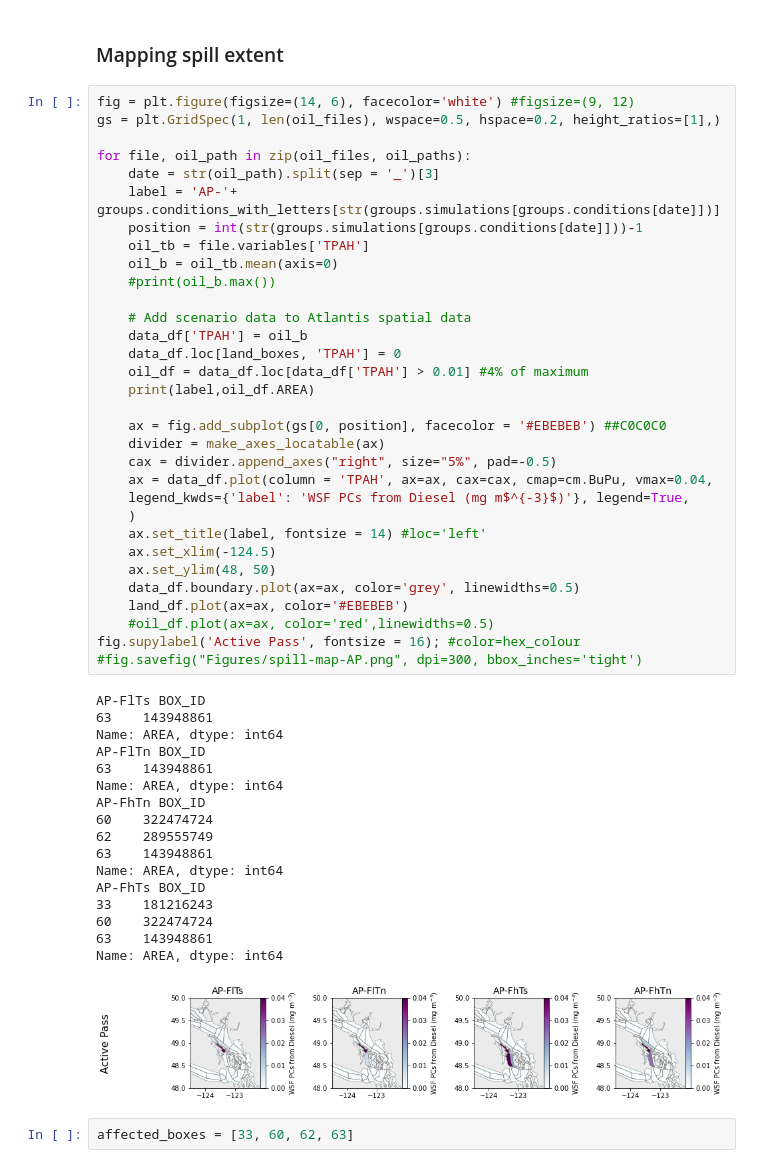
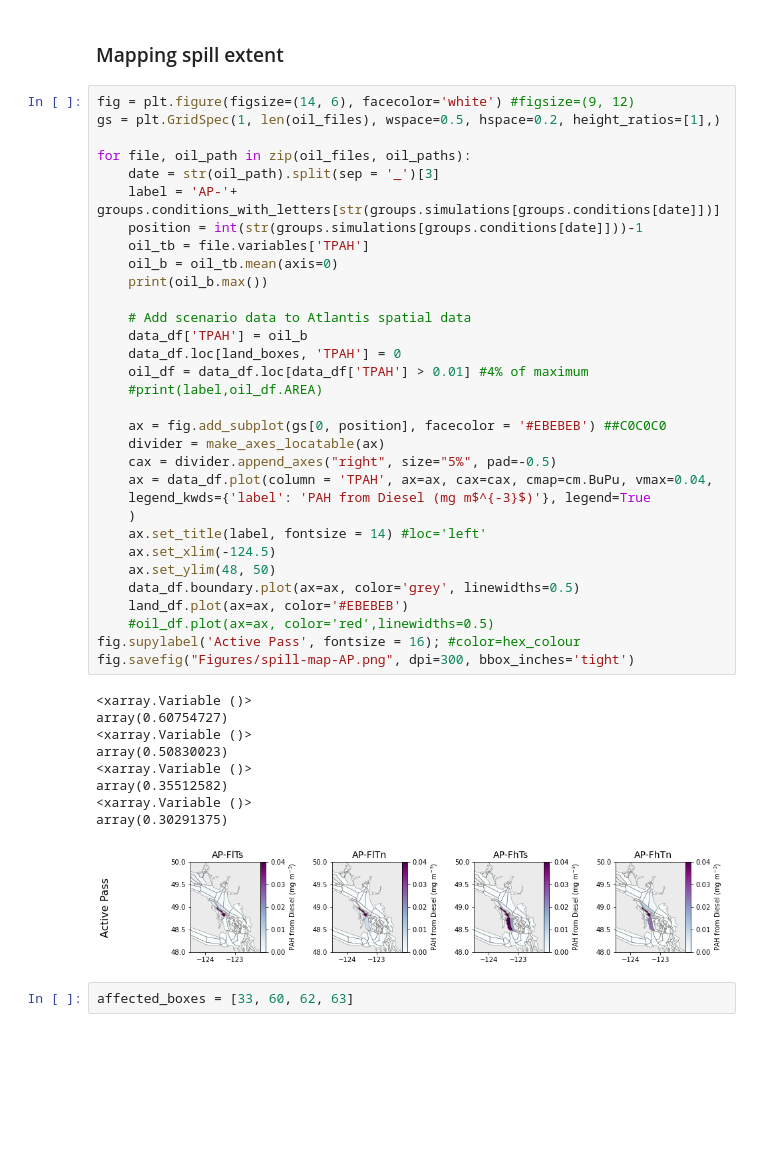
Before and after one commit to SS-Atlantis/Lovindeeretal-MPRI1paper, a Jupyter notebook: SSAM-output-4a-activepass-spill.ipynb, the cells around one changed output. Cells and saved outputs as stored; diff of their text form; blank space fills up the shorter version.

Commit message:
update figures for submission

```diff
--- a/SSAM-output-4a-activepass-spill.ipynb
+++ b/SSAM-output-4a-activepass-spill.ipynb
@@ -65,53 +65,45 @@ end = time.size-1
 # %%
 fig = plt.figure(figsize=(14, 6), facecolor='white') #figsize=(9, 12)
 gs = plt.GridSpec(1, len(oil_files), wspace=0.5, hspace=0.2, height_ratios=[1],)
 
 for file, oil_path in zip(oil_files, oil_paths):
     date = str(oil_path).split(sep = '_')[3]
     label = 'AP-'+ groups.conditions_with_letters[str(groups.simulations[groups.conditions[date]])]
     position = int(str(groups.simulations[groups.conditions[date]]))-1
     oil_tb = file.variables['TPAH']
     oil_b = oil_tb.mean(axis=0)
-    #print(oil_b.max())
+    print(oil_b.max())
 
     # Add scenario data to Atlantis spatial data
     data_df['TPAH'] = oil_b
     data_df.loc[land_boxes, 'TPAH'] = 0
     oil_df = data_df.loc[data_df['TPAH'] > 0.01] #4% of maximum
-    print(label,oil_df.AREA)
+    #print(label,oil_df.AREA)
 
     ax = fig.add_subplot(gs[0, position], facecolor = '#EBEBEB') ##C0C0C0
     divider = make_axes_locatable(ax)
     cax = divider.append_axes("right", size="5%", pad=-0.5)
     ax = data_df.plot(column = 'TPAH', ax=ax, cax=cax, cmap=cm.BuPu, vmax=0.04,
-    legend_kwds={'label': 'WSF PCs from Diesel (mg m$^{-3}$)'}, legend=True,
+    legend_kwds={'label': 'PAH from Diesel (mg m$^{-3}$)'}, legend=True
     )
     ax.set_title(label, fontsize = 14) #loc='left'
     ax.set_xlim(-124.5)
     ax.set_ylim(48, 50)
     data_df.boundary.plot(ax=ax, color='grey', linewidths=0.5)
     land_df.plot(ax=ax, color='#EBEBEB')
     #oil_df.plot(ax=ax, color='red',linewidths=0.5)
 fig.supylabel('Active Pass', fontsize = 16); #color=hex_colour
-#fig.savefig("Figures/spill-map-AP.png", dpi=300, bbox_inches='tight')
+fig.savefig("Figures/spill-map-AP.png", dpi=300, bbox_inches='tight')
 # %% [output]
-AP-FlTs BOX_ID
-63    143948861
-Name: AREA, dtype: int64
-AP-FlTn BOX_ID
-63    143948861
-Name: AREA, dtype: int64
-AP-FhTn BOX_ID
-60    322474724
-62    289555749
-63    143948861
-Name: AREA, dtype: int64
-AP-FhTs BOX_ID
-33    181216243
-60    322474724
-63    143948861
-Name: AREA, dtype: int64
+<xarray.Variable ()>
+array(0.60754727)
+<xarray.Variable ()>
+array(0.50830023)
+<xarray.Variable ()>
+array(0.35512582)
+<xarray.Variable ()>
+array(0.30291375)
-[figure, old version]
+[figure, new version]
 # %%
 affected_boxes = [33, 60, 62, 63]
 # %%
```
Also changed, not shown: 33 other files.
